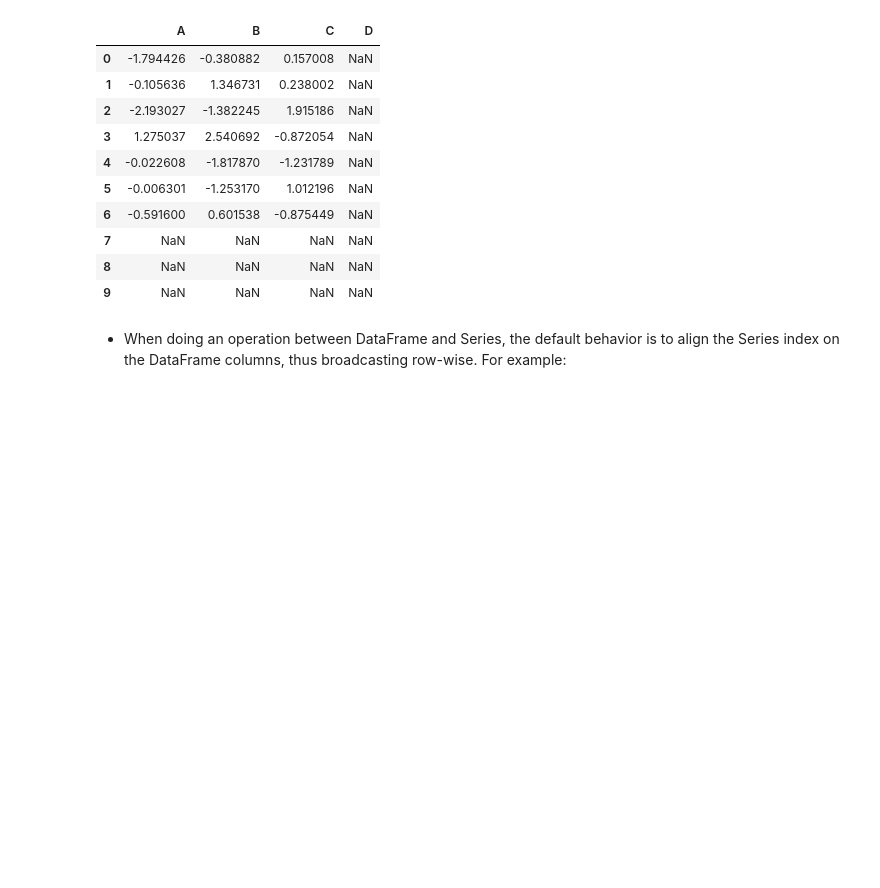
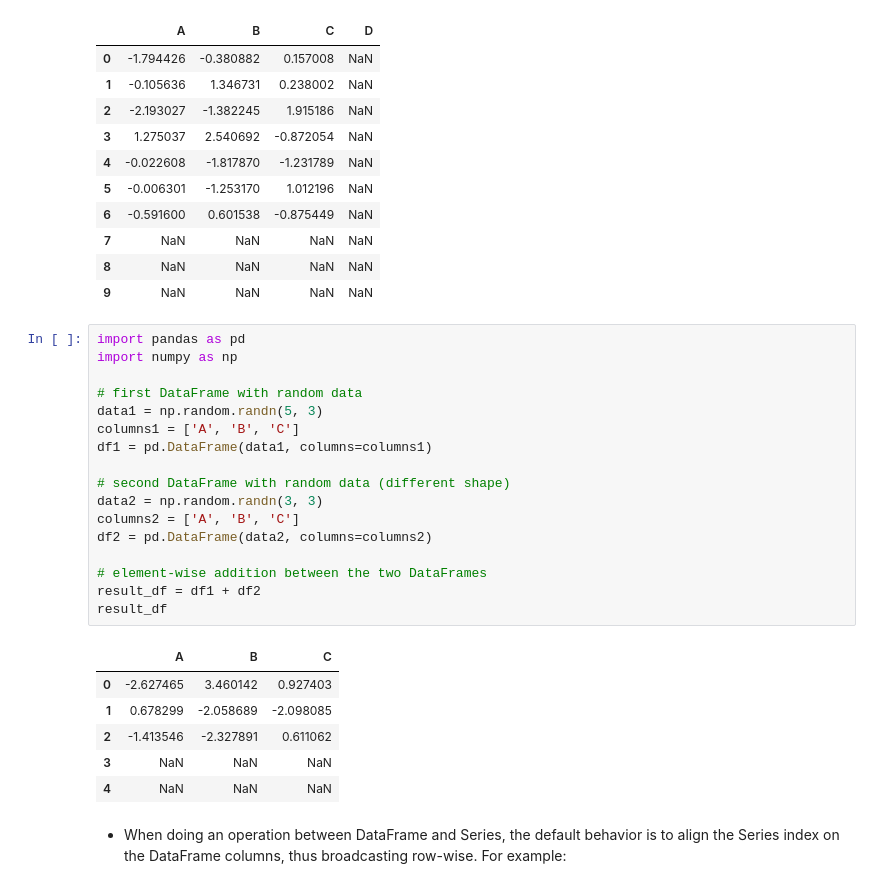
Before and after one commit to elinanessar/Week1-Introduction_to_Python, a Jupyter notebook: Copy_of_Introduction_to_Python.ipynb, the cells around one changed output. Saved outputs shown, nothing was run; the diff lists cells and outputs as text; blank space fills up the shorter version.

```diff
--- a/Copy_of_Introduction_to_Python.ipynb
+++ b/Copy_of_Introduction_to_Python.ipynb
@@ -1436,6 +1862,30 @@ df1+df2
 | 7 | NaN | NaN | NaN | NaN |
 | 8 | NaN | NaN | NaN | NaN |
 | 9 | NaN | NaN | NaN | NaN |
+# %%
+import pandas as pd
+import numpy as np
+
+# first DataFrame with random data
+data1 = np.random.randn(5, 3)
+columns1 = ['A', 'B', 'C']
+df1 = pd.DataFrame(data1, columns=columns1)
+
+# second DataFrame with random data (different shape)
+data2 = np.random.randn(3, 3)
+columns2 = ['A', 'B', 'C']
+df2 = pd.DataFrame(data2, columns=columns2)
+
+# element-wise addition between the two DataFrames
+result_df = df1 + df2
+result_df
+# %% [output]
+|  | A | B | C |
+| 0 | -2.627465 | 3.460142 | 0.927403 |
+| 1 | 0.678299 | -2.058689 | -2.098085 |
+| 2 | -1.413546 | -2.327891 | 0.611062 |
+| 3 | NaN | NaN | NaN |
+| 4 | NaN | NaN | NaN |
 # %% [markdown]
 - When doing an operation between DataFrame and Series, the default behavior is to align the Series index on the DataFrame columns, thus broadcasting row-wise. For example:
 # %%
```
Also changed, not shown: parts of 34 cells of this notebook.
